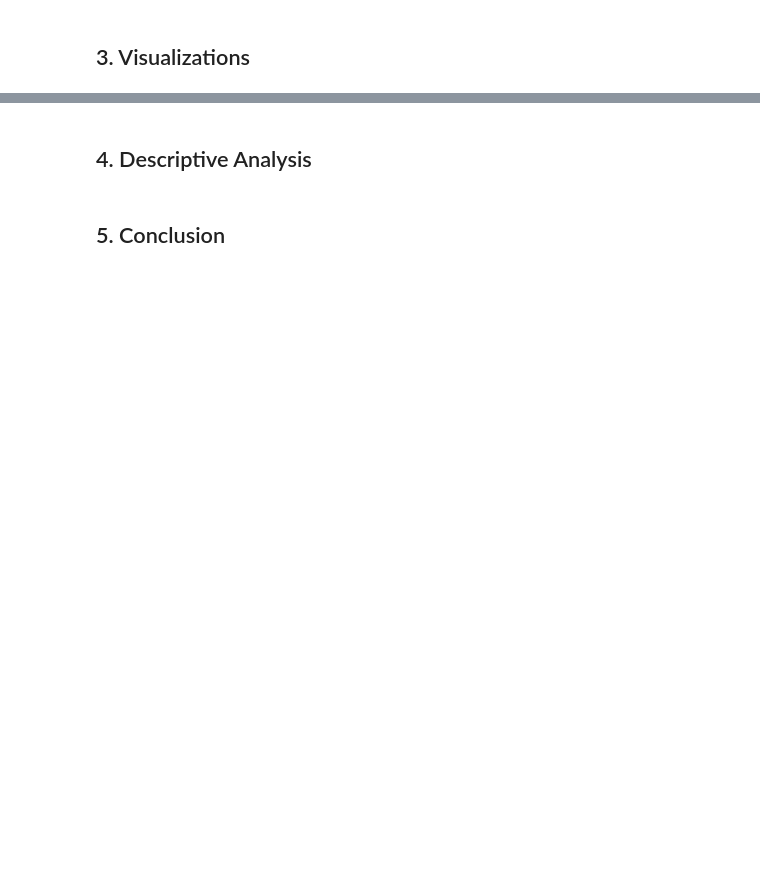
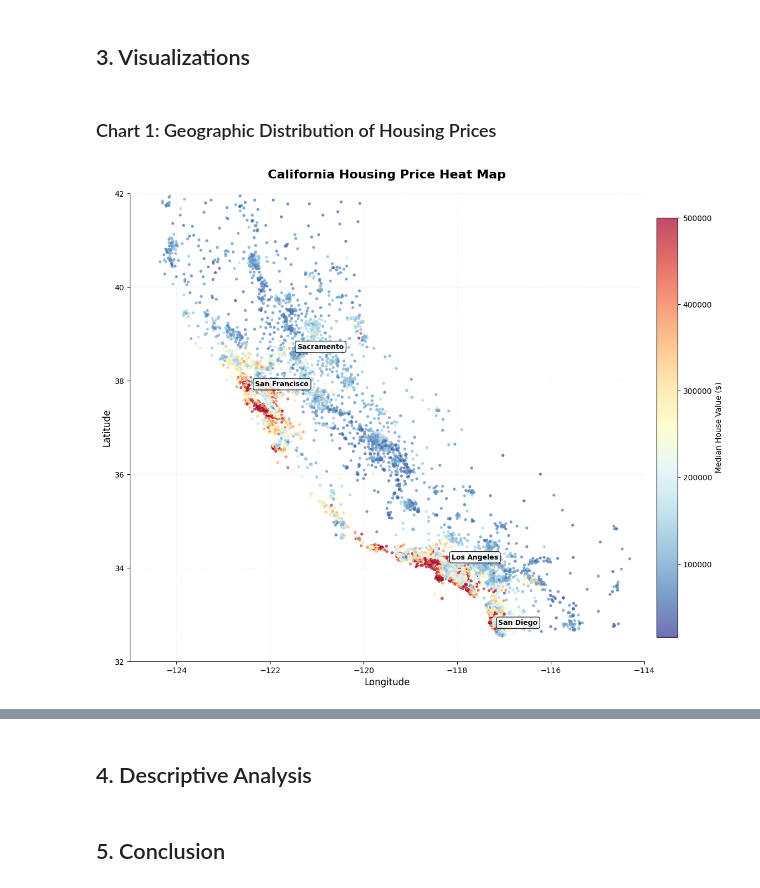
Before and after one commit to LozanovskaS/Workshop_Project, a Jupyter notebook: California_Housing.ipynb, the cells around one changed output, grey strips where cells are left out. Cells and saved outputs as stored; diff of their text form; code cells hidden in the pictures; blank space fills up the shorter version.

Commit message:
created visualisations

```diff
--- a/California_Housing.ipynb
+++ b/California_Housing.ipynb
@@ -290,3 +290,57 @@ These findings suggest that extreme values are common in demographic and structu
 These outliers may be genuine and represent real-world extremes, especially in large-scale housing datasets.
 # %% [markdown]
 ## 3. Visualizations
+# %% [markdown]
+### Chart 1: Geographic Distribution of Housing Prices
+# %%
+import numpy as np
+
+plt.figure(figsize=(12, 10))
+
+# Create the scatter plot
+scatter = plt.scatter(df_housing['longitude'], df_housing['latitude'],
+                     c=df_housing['median_house_value'],
+                     cmap='RdYlBu_r',  # Red-Yellow-Blue reversed for intuitive heat mapping
+                     alpha=0.7,
+                     s=15,
+                     edgecolors='white',
+                     linewidth=0.1)
+
+# Customize the plot
+plt.colorbar(scatter, label='Median House Value ($)', shrink=0.8, pad=0.02)
+plt.xlabel('Longitude', fontsize=12)
+plt.ylabel('Latitude', fontsize=12)
+plt.title('California Housing Price Heat Map', fontsize=16, fontweight='bold', pad=20)
+
+# Add grid with map-like styling
+plt.grid(True, alpha=0.2, linestyle='--', linewidth=0.5)
+
+# Set aspect ratio to make it look more geographically accurate
+plt.gca().set_aspect('equal', adjustable='box')
+
+# Add some geographic context with annotations for major areas
+# Approximate coordinates for major CA cities
+major_cities = {
+    'San Francisco': (-122.4, 37.8),
+    'Los Angeles': (-118.2, 34.1),
+    'San Diego': (-117.2, 32.7),
+    'Sacramento': (-121.5, 38.6)
+}
+
+for city, (lon, lat) in major_cities.items():
+    plt.annotate(city, (lon, lat), xytext=(5, 5), textcoords='offset points',
+                bbox=dict(boxstyle='round,pad=0.3', fc='white', alpha=0.8),
+                fontsize=9, fontweight='bold')
+
+# Set map-like boundaries
+plt.xlim(-125, -114)
+plt.ylim(32, 42)
+
+# Remove top and right spines for cleaner look
+plt.gca().spines['top'].set_visible(False)
+plt.gca().spines['right'].set_visible(False)
+
+plt.tight_layout()
+plt.show()
+# %% [output]
+[figure, added]
```
Also changed, not shown: parts of 14 cells of this notebook.
